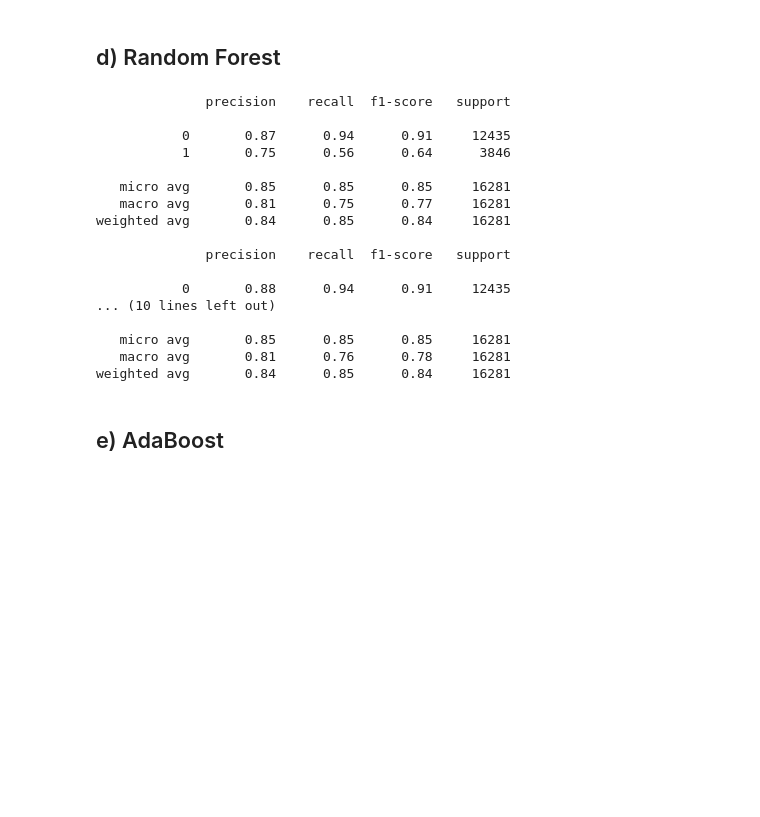
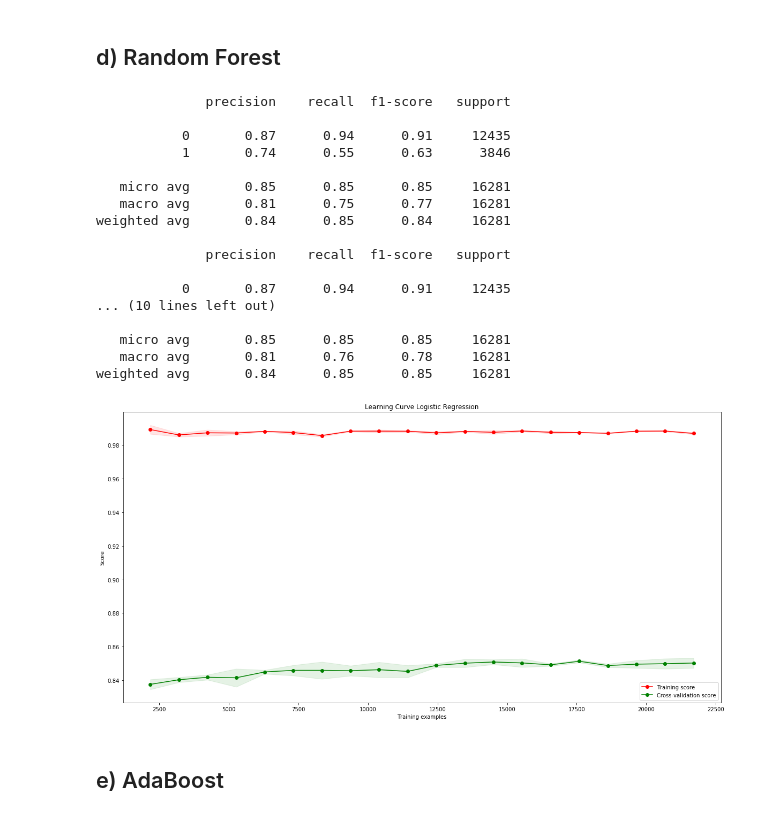
Before and after one commit to haiphucnguyen/MachineLearning, a Jupyter notebook: notes/Project 1.ipynb, the cells around one changed output. Saved outputs shown, nothing was run; the diff lists cells and outputs as text; code cells hidden in the pictures; blank space fills up the shorter version.

```diff
--- a/notes/Project 1.ipynb
+++ b/notes/Project 1.ipynb
@@ -383,12 +413,13 @@ for i in [30,60,90]:
     rd_classifier = RandomForestClassifier(n_estimators=i)
     rd_classifier.fit(X_train, Y_train)
     Y_rf_pred = rd_classifier.predict(X_test)
+    Y_rf_pred_proba = rd_classifier.predict_proba(X_test)
     print(classification_report(Y_test, Y_rf_pred))
 # %% [output]
               precision    recall  f1-score   support
 
            0       0.87      0.94      0.91     12435
-           1       0.75      0.56      0.64      3846
+           1       0.74      0.55      0.63      3846
 
    micro avg       0.85      0.85      0.85     16281
    macro avg       0.81      0.75      0.77     16281
@@ -396,12 +427,17 @@ weighted avg       0.84      0.85      0.84     16281
 
               precision    recall  f1-score   support
 
-           0       0.88      0.94      0.91     12435
+           0       0.87      0.94      0.91     12435
 ... (10 lines left out)
 
    micro avg       0.85      0.85      0.85     16281
    macro avg       0.81      0.76      0.78     16281
-weighted avg       0.84      0.85      0.84     16281
+weighted avg       0.84      0.85      0.85     16281
+# %%
+train_sizes, train_scores, test_scores = callLearningCurve(RandomForestClassifier(), X_train, Y_train)
+plotLearningCurve('Learning Curve Logistic Regression', train_sizes, train_scores, test_scores)
+# %% [output]
+[figure, added]
 # %% [markdown]
 ## e) AdaBoost
 # %%
```
Also changed, not shown: parts of 12 cells of this notebook.
